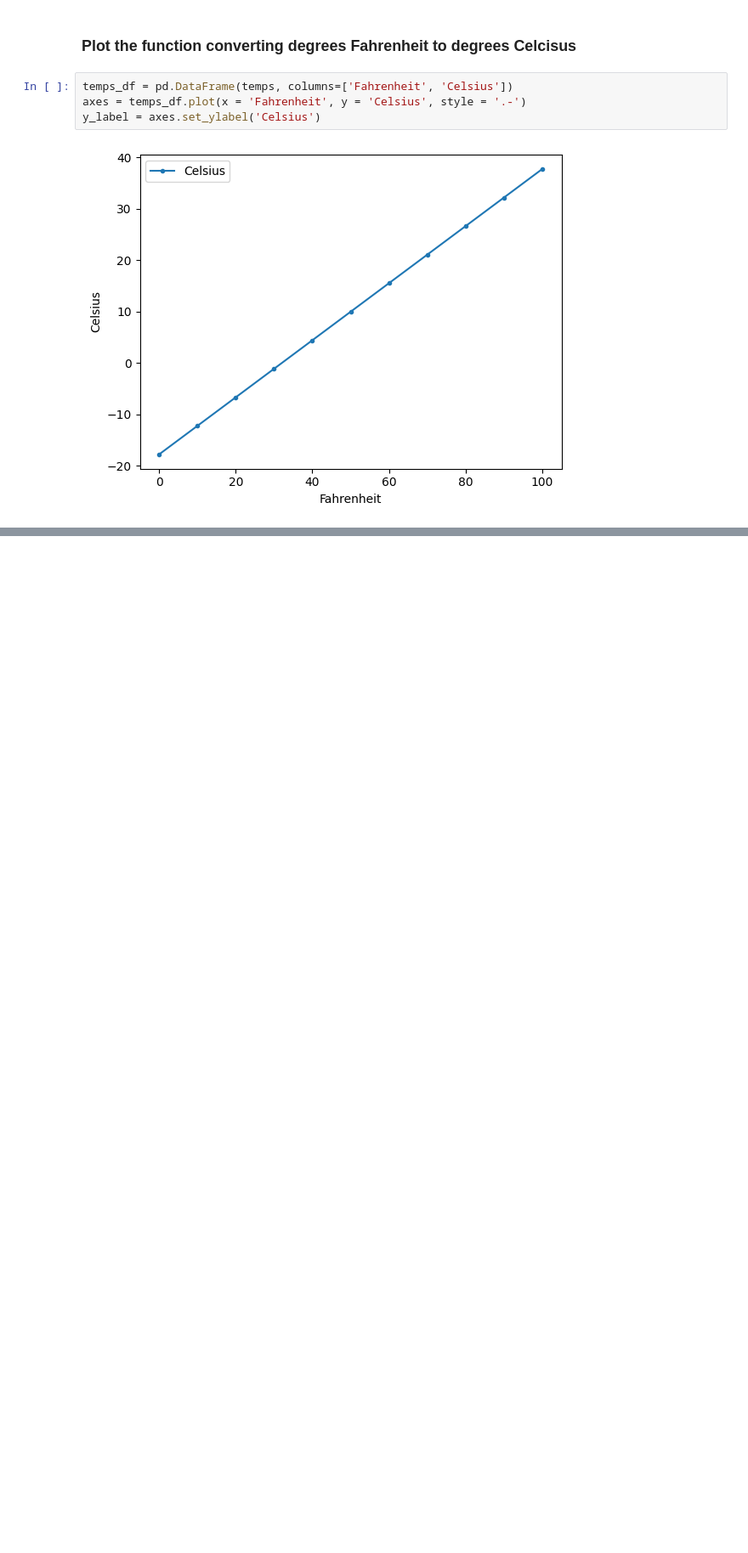
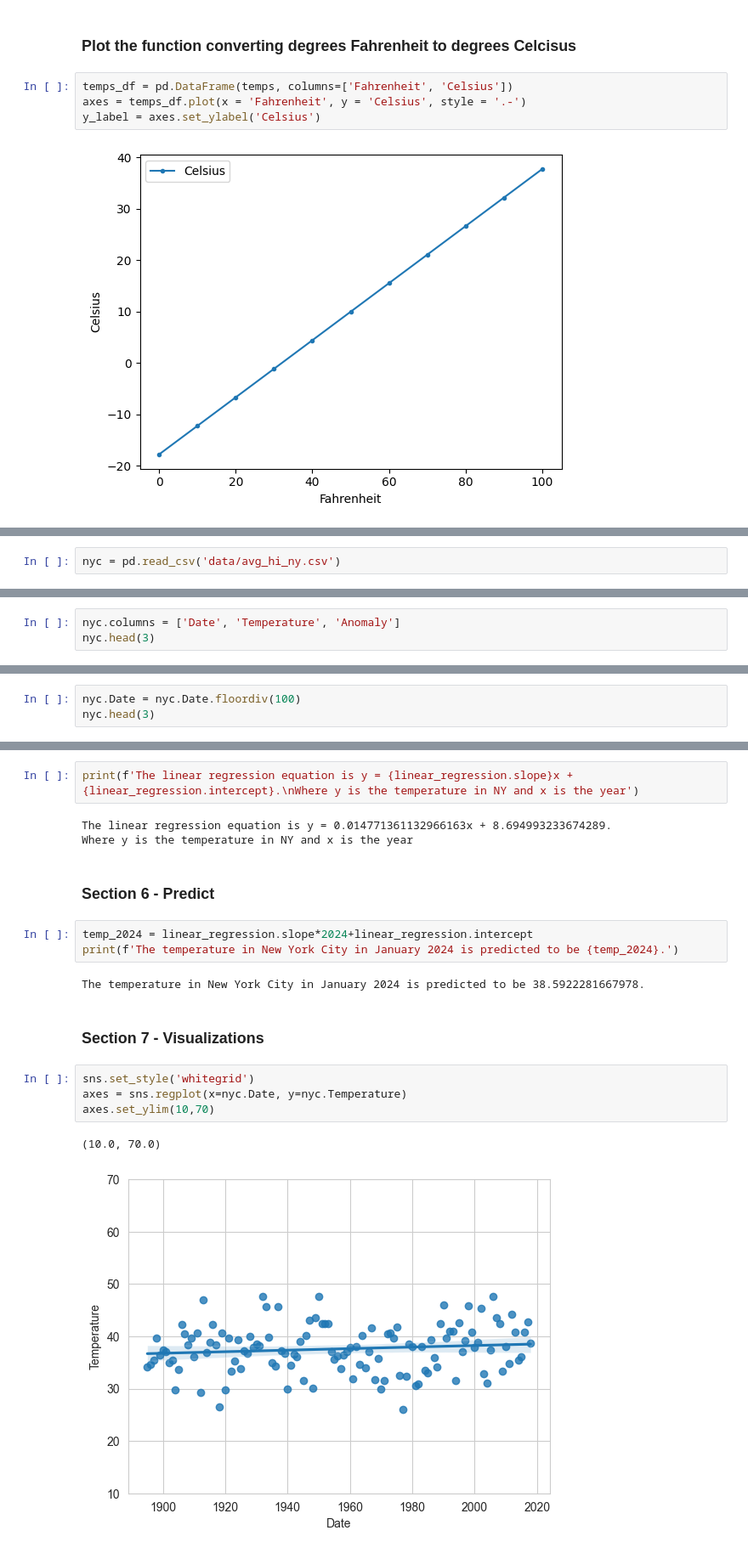
Before and after one commit to charlietodd11/datafun-07-ml, a Jupyter notebook: charlietodd_ml.ipynb, the cells around one changed output, grey strips where cells are left out. Shown: that part at 85% size. Saved outputs shown, nothing was run; the diff lists cells and outputs as text; blank space fills up the shorter version.

Commit message:
Created Part 2 of creating a linear regressions model to predict temperatures in NYC based on year.

```diff
--- a/charlietodd_ml.ipynb
+++ b/charlietodd_ml.ipynb
@@ -27,0 +33,2 @@ y_label = axes.set_ylabel('Celsius')
+# %%
+nyc = pd.read_csv('data/avg_hi_ny.csv')
@@ -27,0 +57,3 @@ y_label = axes.set_ylabel('Celsius')
+# %%
+nyc.columns = ['Date', 'Temperature', 'Anomaly']
+nyc.head(3)
@@ -27,0 +65,3 @@ y_label = axes.set_ylabel('Celsius')
+# %%
+nyc.Date = nyc.Date.floordiv(100)
+nyc.head(3)
@@ -27,0 +103,21 @@ y_label = axes.set_ylabel('Celsius')
+# %%
+print(f'The linear regression equation is y = {linear_regression.slope}x + {linear_regression.intercept}.\nWhere y is the temperature in NY and x is the year')
+# %% [output]
+The linear regression equation is y = 0.014771361132966163x + 8.694993233674289.
+Where y is the temperature in NY and x is the year
+# %% [markdown]
+### Section 6 - Predict
+# %%
+temp_2024 = linear_regression.slope*2024+linear_regression.intercept
+print(f'The temperature in New York City in January 2024 is predicted to be {temp_2024}.')
+# %% [output]
+The temperature in New York City in January 2024 is predicted to be 38.5922281667978.
+# %% [markdown]
+### Section 7 - Visualizations
+# %%
+sns.set_style('whitegrid')
+axes = sns.regplot(x=nyc.Date, y=nyc.Temperature)
+axes.set_ylim(10,70)
+# %% [output]
+(10.0, 70.0)
+[figure, added]
```
Also changed, not shown: parts of 16 cells of this notebook, 3 other files.
